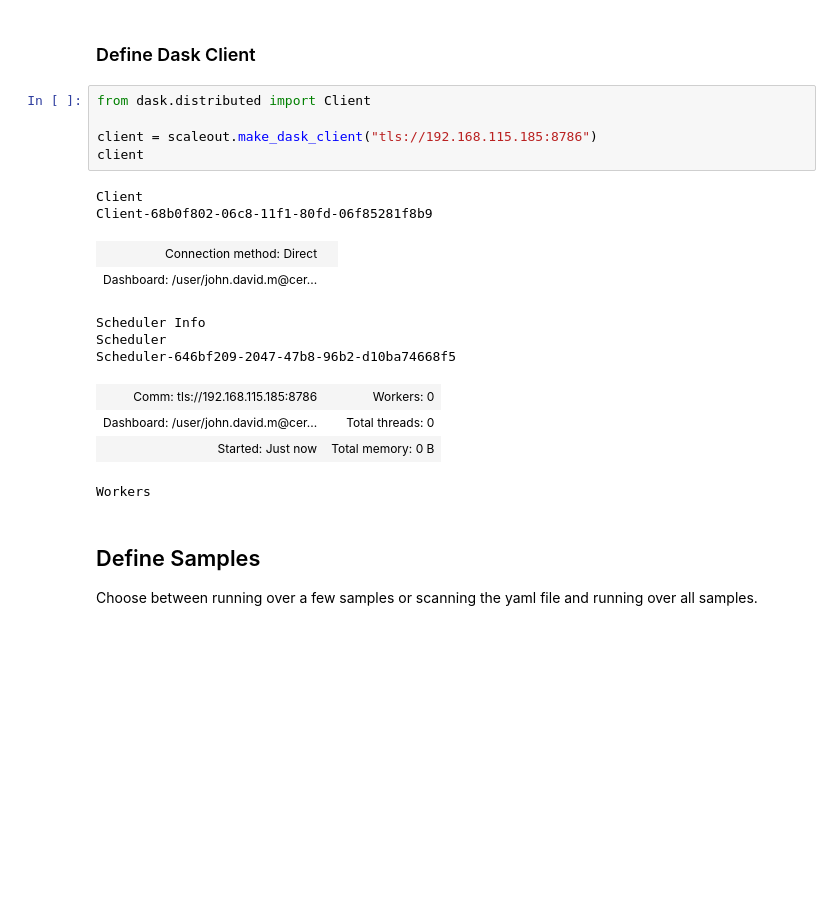
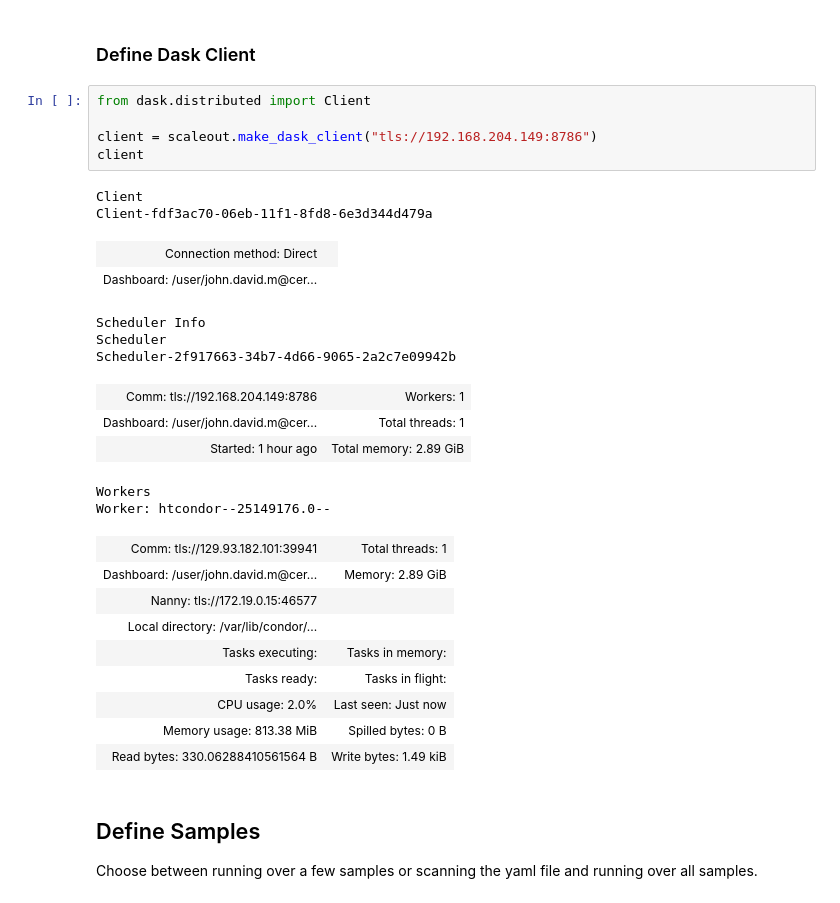
Before and after one commit to 316JakeMorris/SIDM, a Jupyter notebook: sidm/studies/LJ_Object_Eta/LJ_obj_eta.ipynb, the cells around one changed output. Drawn from its saved outputs; the diff is of its cells as text; blank space fills up the shorter version.

```diff
--- a/sidm/studies/LJ_Object_Eta/LJ_obj_eta.ipynb
+++ b/sidm/studies/LJ_Object_Eta/LJ_obj_eta.ipynb
@@ -73,20 +75,30 @@ def processListAndSave(sample_list, file_type, max_files, location_cfg, processo
 # %%
 from dask.distributed import Client
 
-client = scaleout.make_dask_client("tls://192.168.115.185:8786")
+client = scaleout.make_dask_client("tls://192.168.204.149:8786")
 client
 # %% [output]
 Client
-Client-68b0f802-06c8-11f1-80fd-06f85281f8b9
+Client-fdf3ac70-06eb-11f1-8fd8-6e3d344d479a
 | Connection method: Direct |  |
 | Dashboard: /user/john.david.m@cer... |  |
 Scheduler Info
 Scheduler
-Scheduler-646bf209-2047-47b8-96b2-d10ba74668f5
+Scheduler-2f917663-34b7-4d66-9065-2a2c7e09942b
-| Comm: tls://192.168.115.185:8786 | Workers: 0 |
-| Dashboard: /user/john.david.m@cer... | Total threads: 0 |
-| Started: Just now | Total memory: 0 B |
+| Comm: tls://192.168.204.149:8786 | Workers: 1 |
+| Dashboard: /user/john.david.m@cer... | Total threads: 1 |
+| Started: 1 hour ago | Total memory: 2.89 GiB |
 Workers
+Worker: htcondor--25149176.0--
+| Comm: tls://129.93.182.101:39941 | Total threads: 1 |
+| Dashboard: /user/john.david.m@cer... | Memory: 2.89 GiB |
+| Nanny: tls://172.19.0.15:46577 |  |
+| Local directory: /var/lib/condor/... |  |
+| Tasks executing: | Tasks in memory: |
+| Tasks ready: | Tasks in flight: |
+| CPU usage: 2.0% | Last seen: Just now |
+| Memory usage: 813.38 MiB | Spilled bytes: 0 B |
+| Read bytes: 330.06288410561564 B | Write bytes: 1.49 kiB |
 # %% [markdown]
 ## Define Samples
 Choose between running over a few samples or scanning the yaml file and running over all samples.
```
Also changed, not shown: parts of 2 cells of this notebook, 1 other file.
